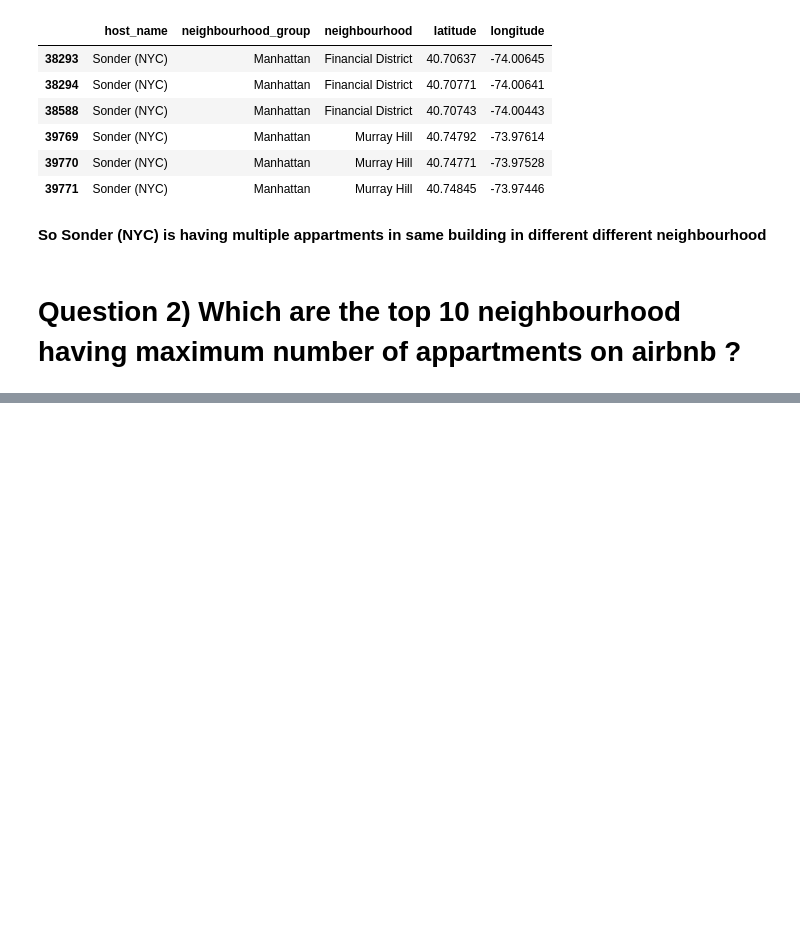
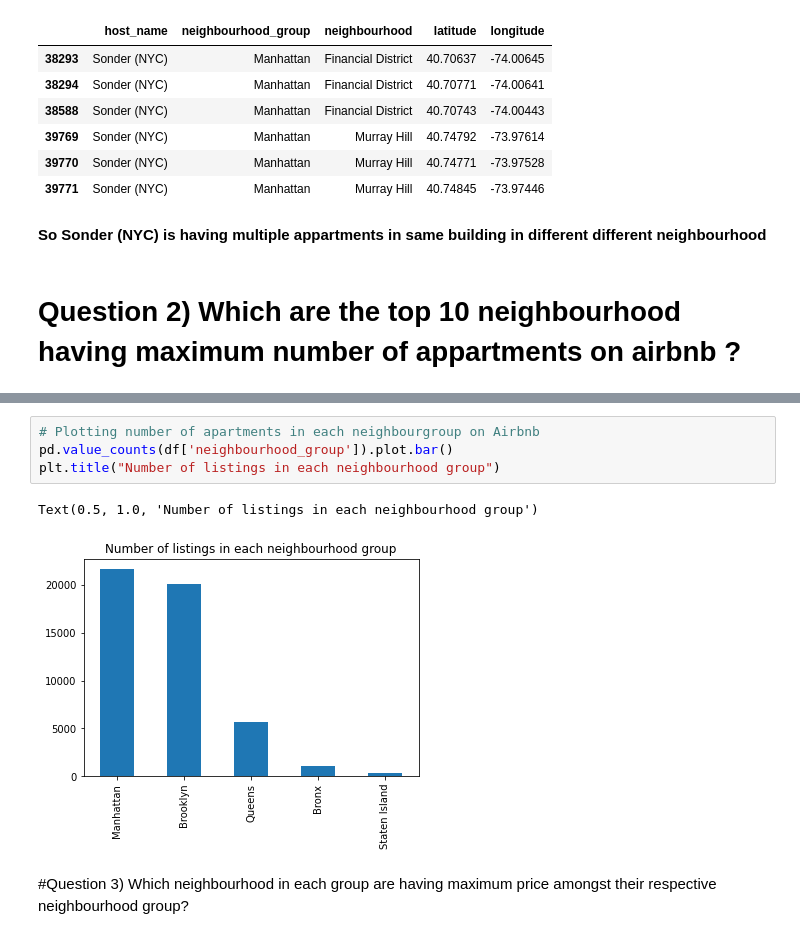
Before and after one commit to shayansomzz44/airbnb, a Jupyter notebook: Airbnb_Bookings_Analysis_Capstone_Project.ipynb, the cells around one changed output, grey strips where cells are left out. Saved outputs shown, nothing was run; the diff lists cells and outputs as text; blank space fills up the shorter version.

```diff
--- a/Airbnb_Bookings_Analysis_Capstone_Project.ipynb
+++ b/Airbnb_Bookings_Analysis_Capstone_Project.ipynb
@@ -434,0 +466,9 @@ df_sonder[['host_name','neighbourhood_group','neighbourhood','latitude','longitu
+# %%
+# Plotting number of apartments in each neighbourgroup on Airbnb
+pd.value_counts(df['neighbourhood_group']).plot.bar()
+plt.title("Number of listings in each neighbourhood group")
+# %% [output]
+Text(0.5, 1.0, 'Number of listings in each neighbourhood group')
+[figure, added]
+# %% [markdown]
+#Question 3) Which neighbourhood in each group are having maximum price amongst their respective neighbourhood group?
```
Also changed, not shown: parts of 36 cells of this notebook.
